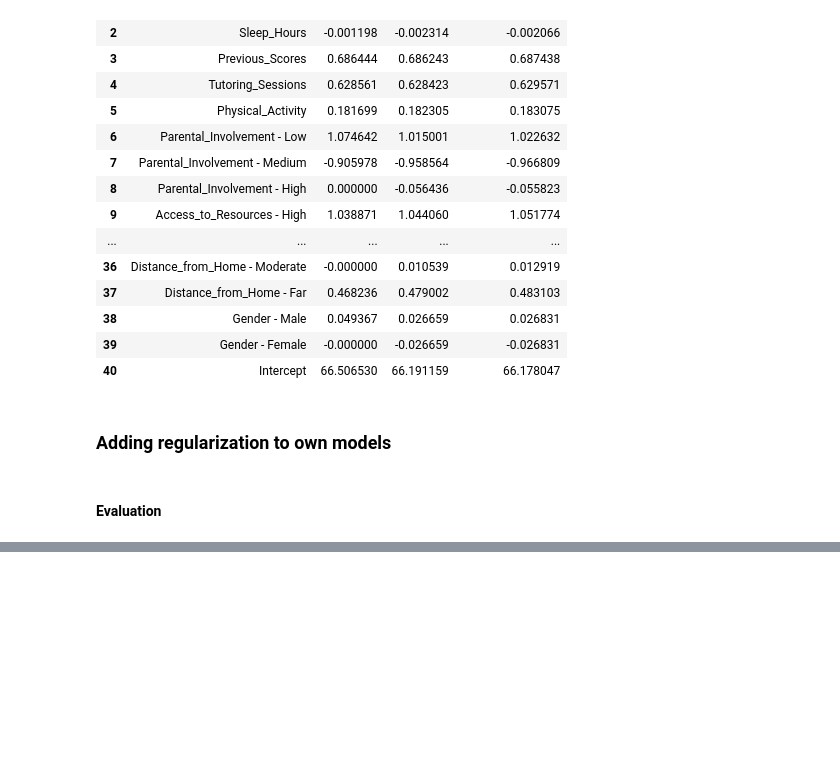
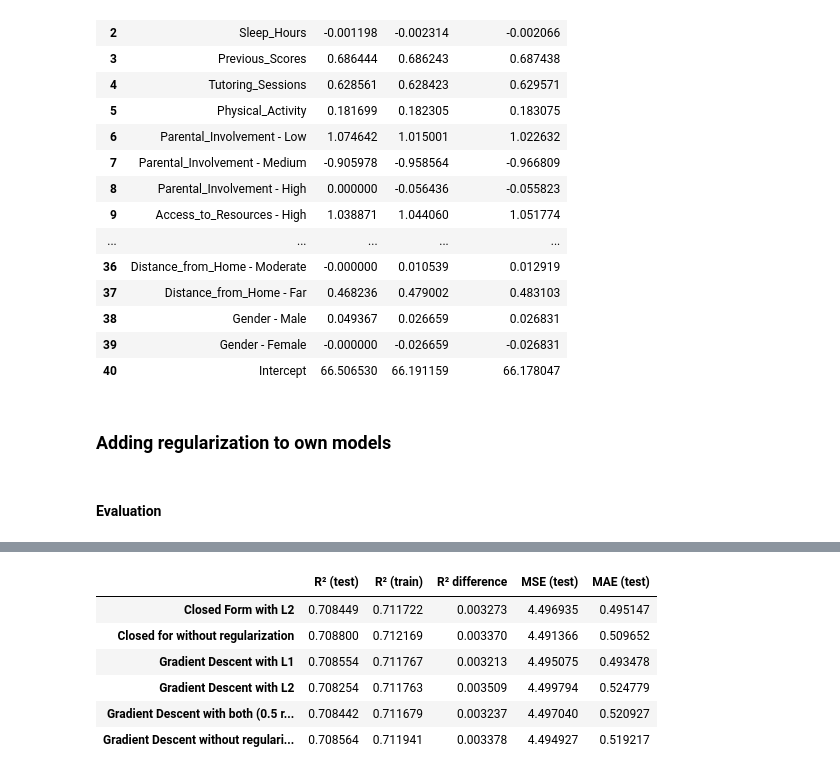
Before and after one commit to p0mpon/projekt_msid, a Jupyter notebook: regularization.ipynb, the cells around one changed output, grey strips where cells are left out. Saved outputs shown, nothing was run; the diff lists cells and outputs as text; code cells hidden in the pictures; blank space fills up the shorter version.

```diff
--- a/regularization.ipynb
+++ b/regularization.ipynb
@@ -274,0 +332,34 @@ display(df_weights_reg)
+# %%
+import numpy as np
+
+model_names = [ 'Closed Form with L2',
+                'Closed for without regularization',
+                'Gradient Descent with L1',
+                'Gradient Descent with L2',
+                'Gradient Descent with both (0.5 ratio)',
+                'Gradient Descent without regularization']
+cross_vals = [CF_L2_cross_val, CF_cross_val, GD_L1_cross_val, GD_L2_cross_val, GD_en_cross_val, GD_cross_val]
+metrics = ['R² (test)', 'R² (train)', 'R² difference', 'MSE (test)', 'MAE (test)']
+
+results = {
+    name: [
+        np.mean(cross_val['test_r2']),
+        np.mean(cross_val['train_r2']),
+        np.mean(cross_val['train_r2']) - np.mean(cross_val['test_r2']),
+        -np.mean(cross_val['test_neg_mean_squared_error']),
+        -np.mean(cross_val['test_neg_mean_absolute_error'])
+    ]
+    for (name, cross_val) in zip(model_names, cross_vals)
+}
+
+df_cross_val = pd.DataFrame(results, index=metrics).T.round(6)
+
+display(df_cross_val)
+# %% [output]
+|  | R² (test) | R² (train) | R² difference | MSE (test) | MAE (test) |
+| Closed Form with L2 | 0.708449 | 0.711722 | 0.003273 | 4.496935 | 0.495147 |
+| Closed for without regularization | 0.708800 | 0.712169 | 0.003370 | 4.491366 | 0.509652 |
+| Gradient Descent with L1 | 0.708554 | 0.711767 | 0.003213 | 4.495075 | 0.493478 |
+| Gradient Descent with L2 | 0.708254 | 0.711763 | 0.003509 | 4.499794 | 0.524779 |
+| Gradient Descent with both (0.5 r... | 0.708442 | 0.711679 | 0.003237 | 4.497040 | 0.520927 |
+| Gradient Descent without regulari... | 0.708564 | 0.711941 | 0.003378 | 4.494927 | 0.519217 |
```
Also changed, not shown: parts of 8 cells of this notebook, 4 other files.
